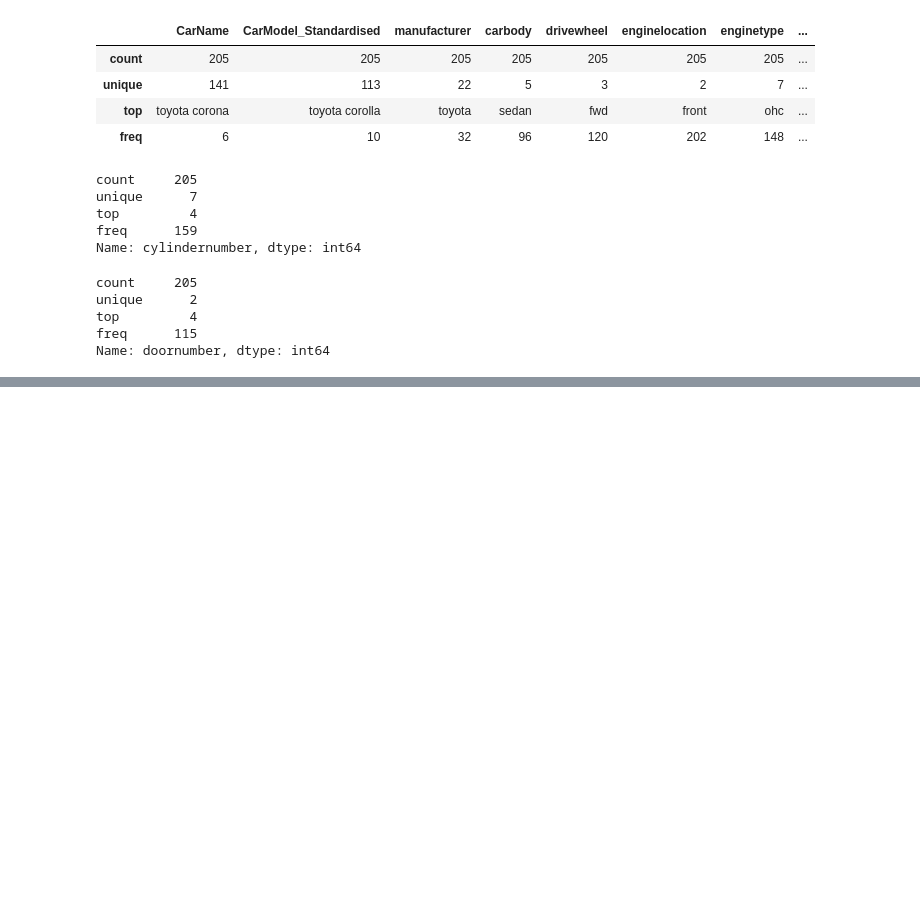
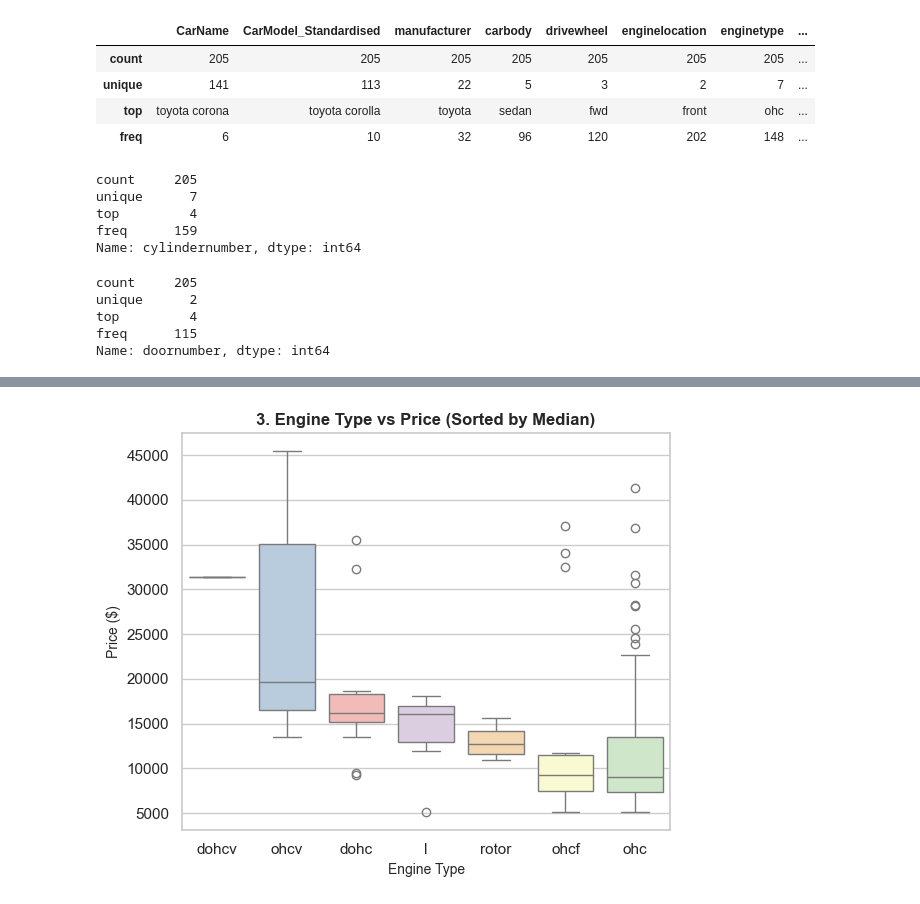
Before and after one commit to phonemes-and-speech-entrainment/Car_feature_price_analysis, a Jupyter notebook: jupyter_notebooks/Unit 2/car_price_visualisations_and_stats.ipynb, the cells around one changed output, grey strips where cells are left out. Saved outputs shown, nothing was run; the diff lists cells and outputs as text; code cells hidden in the pictures; blank space fills up the shorter version.

```diff
--- a/jupyter_notebooks/Unit 2/car_price_visualisations_and_stats.ipynb
+++ b/jupyter_notebooks/Unit 2/car_price_visualisations_and_stats.ipynb
@@ -129,0 +206,17 @@ for col in numeric_cols:
+# %%
+# 3. Engine Type vs Price (Grouped & Sorted)
+# -------------------------------------------------------------------------
+plt.figure(figsize=(6, 5))
+engine_order = df.groupby('enginetype')['price'].median().sort_values(ascending=False).index
+
+sns.boxplot(
+    data=df, x='enginetype', y='price', order=engine_order,
+    palette='Pastel1', hue='enginetype', legend=False
+)
+plt.title('3. Engine Type vs Price (Sorted by Median)', fontsize=12, fontweight='bold')
+plt.xlabel('Engine Type', fontsize=10)
+plt.ylabel('Price ($)', fontsize=10)
+plt.tight_layout()
+plt.show()
+# %% [output]
+[figure, added]
```
Also changed, not shown: parts of 14 cells of this notebook.
